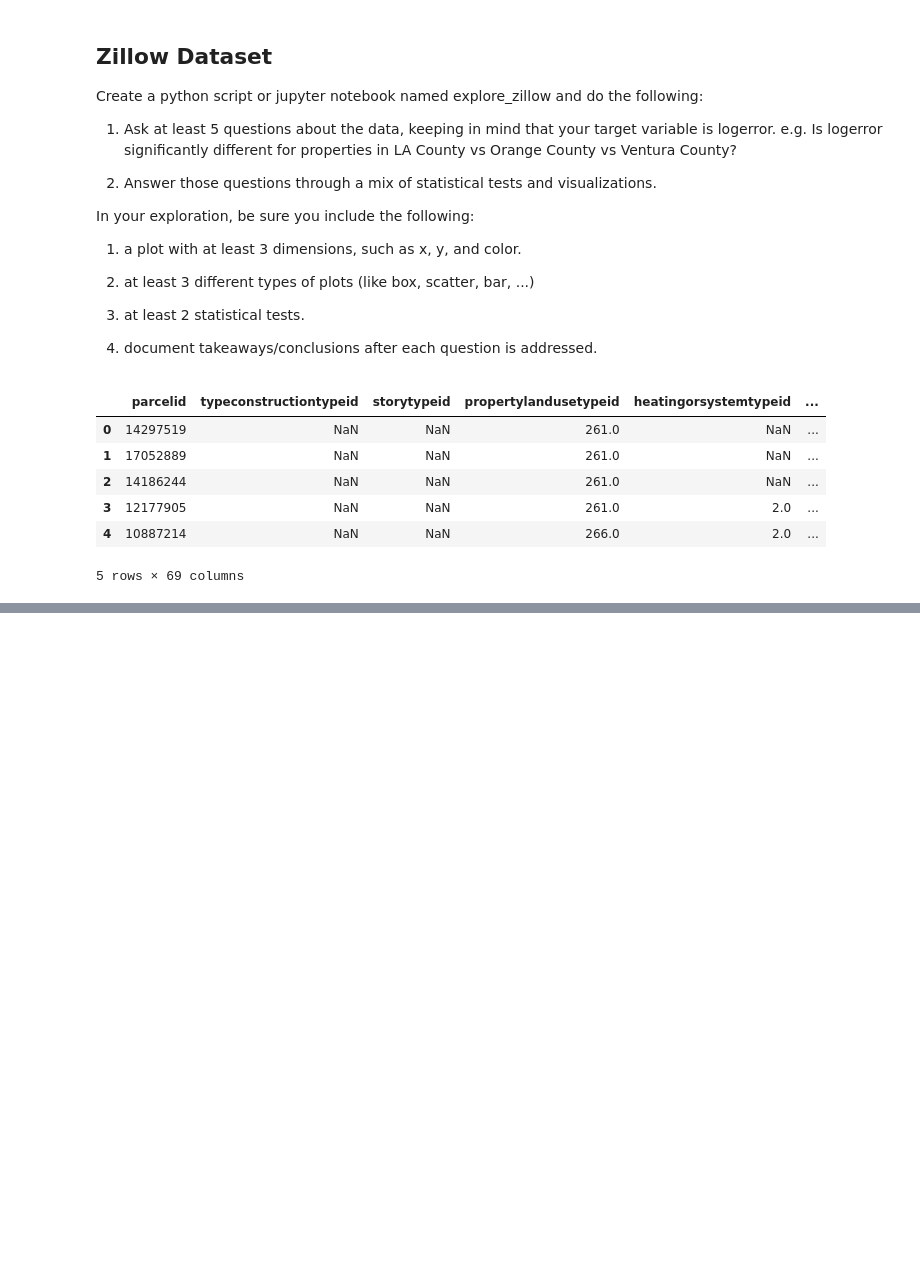
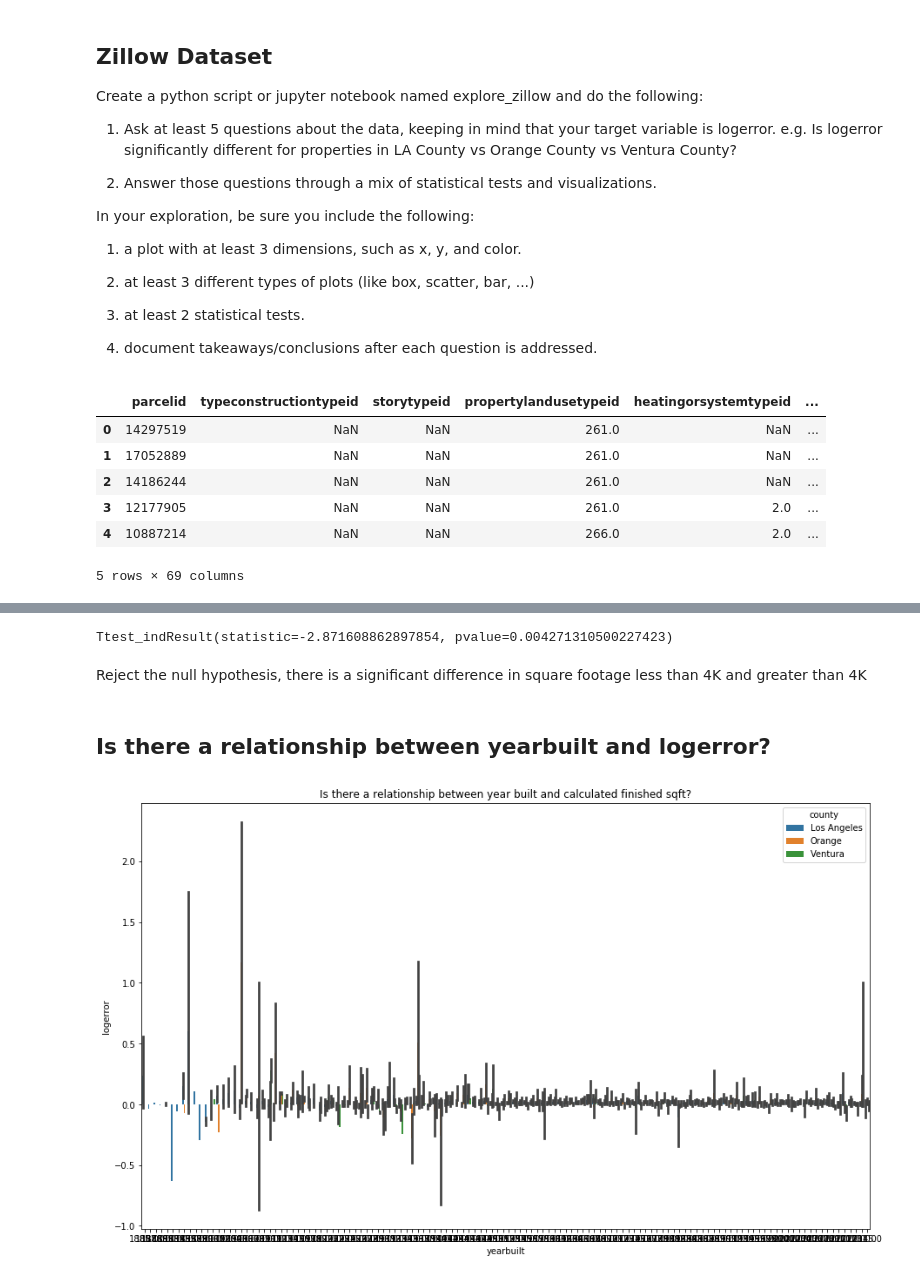
Before and after one commit to george887/clustering-exercises, a Jupyter notebook: explore_zillow.ipynb, the cells around one changed output, grey strips where cells are left out. Saved outputs shown, nothing was run; the diff lists cells and outputs as text; code cells hidden in the pictures; blank space fills up the shorter version.

```diff
--- a/explore_zillow.ipynb
+++ b/explore_zillow.ipynb
@@ -108,0 +259,16 @@ Name: fips, dtype: int64
+# %%
+# Set equal_var to false as the variances are not equal
+stats.ttest_ind(less_than_4k.logerror, more_than_4k.logerror, equal_var = False)
+# %% [output]
+Ttest_indResult(statistic=-2.871608862897854, pvalue=0.004271310500227423)
+# %% [markdown]
+Reject the null hypothesis, there is a significant difference in square footage less than 4K and greater than 4K
+# %% [markdown]
+## Is there a relationship between yearbuilt and logerror?
+# %%
+plt.figure(figsize=(15,9))
+sns.barplot(x= 'yearbuilt', y = 'logerror', hue='county', data = train)
+plt.title('Is there a relationship between year built and calculated finished sqft?')
+plt.show()
+# %% [output]
+[figure, added]
```
Also changed, not shown: parts of 39 cells of this notebook, 2 other files.
